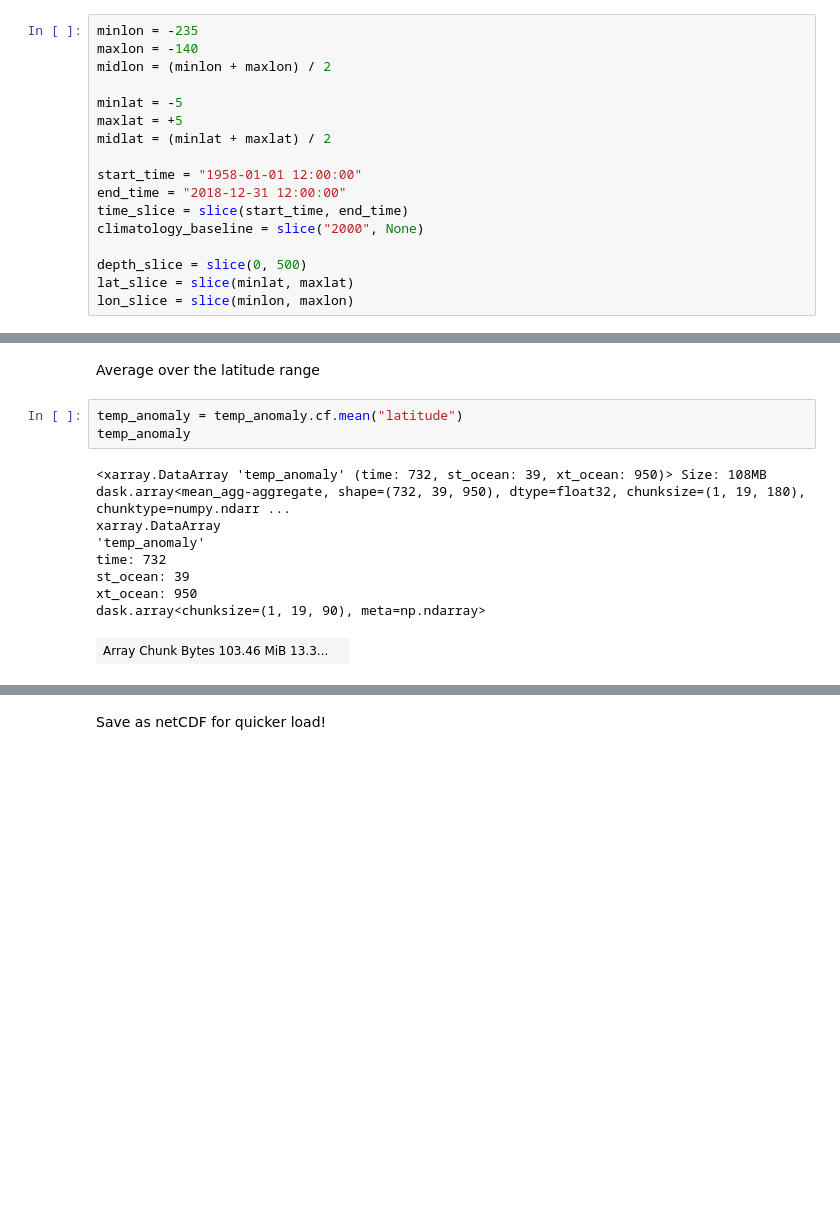
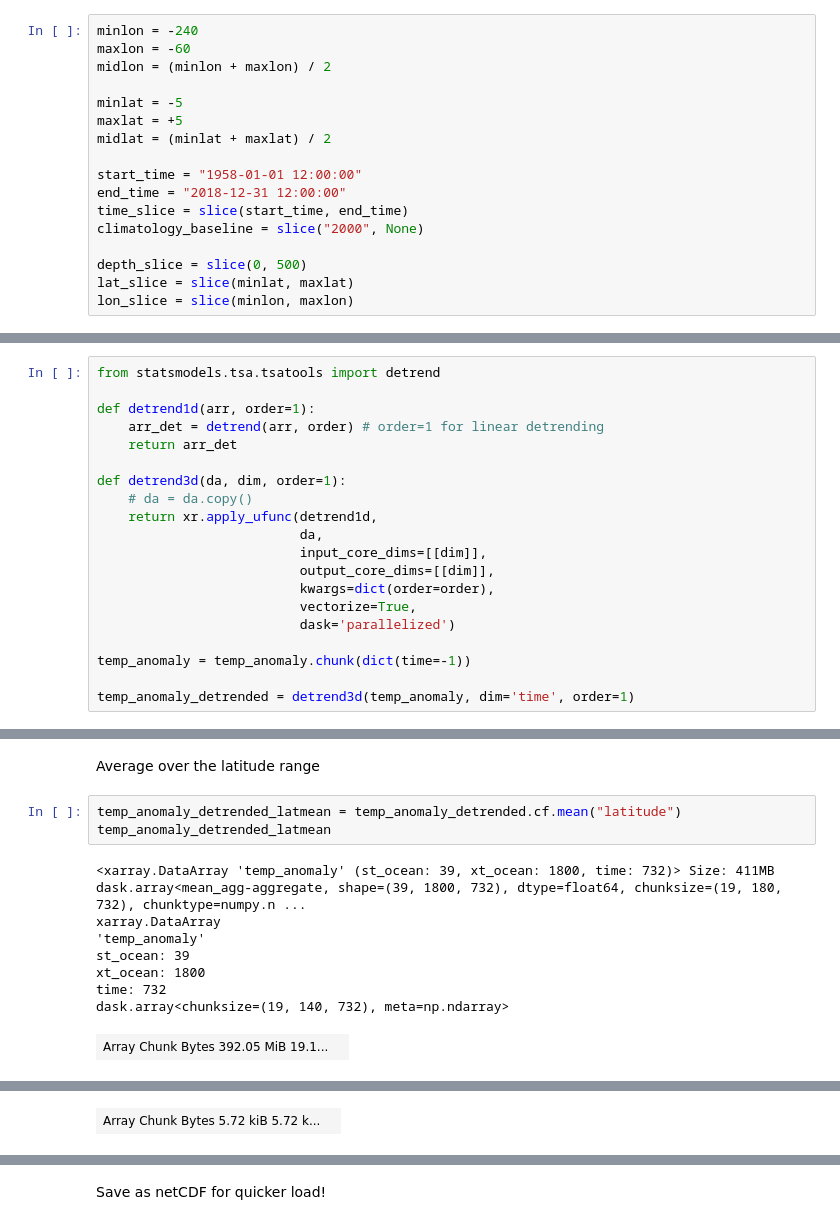
Before and after one commit to navidcy/LaNina-flavours, a Jupyter notebook: ACCESS-OM2/access-om2-investigations.ipynb, the cells around one changed output, grey strips where cells are left out. Drawn from its saved outputs; the diff is of its cells as text; blank space fills up the shorter version.

```diff
--- a/ACCESS-OM2/access-om2-investigations.ipynb
+++ b/ACCESS-OM2/access-om2-investigations.ipynb
@@ -67,8 +67,8 @@ session = cc.database.create_session()
 # ee = explore.ExperimentExplorer(session=session, experiment='01deg_jra55v140_iaf')
 # ee
 # %%
-minlon = -235
-maxlon = -140
+minlon = -240
+maxlon = -60
 midlon = (minlon + maxlon) / 2
 
 minlat = -5
@@ -220,0 +223,20 @@ Attributes: (0)
+# %%
+from statsmodels.tsa.tsatools import detrend
+
+def detrend1d(arr, order=1):
+    arr_det = detrend(arr, order) # order=1 for linear detrending
+    return arr_det
+
+def detrend3d(da, dim, order=1):
+    # da = da.copy()
+    return xr.apply_ufunc(detrend1d,
+                          da,
+                          input_core_dims=[[dim]],
+                          output_core_dims=[[dim]],
+                          kwargs=dict(order=order),
+                          vectorize=True,
+                          dask='parallelized')
+
+temp_anomaly = temp_anomaly.chunk(dict(time=-1))
+
+temp_anomaly_detrended = detrend3d(temp_anomaly, dim='time', order=1)
@@ -221,17 +253,17 @@ Attributes: (0)
 # %% [markdown]
 Average over the latitude range
 # %%
-temp_anomaly = temp_anomaly.cf.mean("latitude")
-temp_anomaly
+temp_anomaly_detrended_latmean = temp_anomaly_detrended.cf.mean("latitude")
+temp_anomaly_detrended_latmean
 # %% [output]
-<xarray.DataArray 'temp_anomaly' (time: 732, st_ocean: 39, xt_ocean: 950)> Size: 108MB dask.array<mean_agg-aggregate, shape=(732, 39, 950), dtype=float32, chunksize=(1, 19, 180), chunktype=numpy.ndarr ...
+<xarray.DataArray 'temp_anomaly' (st_ocean: 39, xt_ocean: 1800, time: 732)> Size: 411MB dask.array<mean_agg-aggregate, shape=(39, 1800, 732), dtype=float64, chunksize=(19, 180, 732), chunktype=numpy.n ...
 xarray.DataArray
 'temp_anomaly'
+st_ocean: 39
+xt_ocean: 1800
 time: 732
-st_ocean: 39
-xt_ocean: 950
-dask.array<chunksize=(1, 19, 90), meta=np.ndarray>
+dask.array<chunksize=(19, 140, 732), meta=np.ndarray>
-| Array Chunk Bytes 103.46 MiB 13.3... |  |
+| Array Chunk Bytes 392.05 MiB 19.1... |  |
 Coordinates: (4)
 xt_ocean
 (xt_ocean)
@@ -251,0 +284 @@ Attributes: (0)
+| Array Chunk Bytes 5.72 kiB 5.72 k... |  |
```
Also changed, not shown: parts of 14 cells of this notebook, 4 other files.
